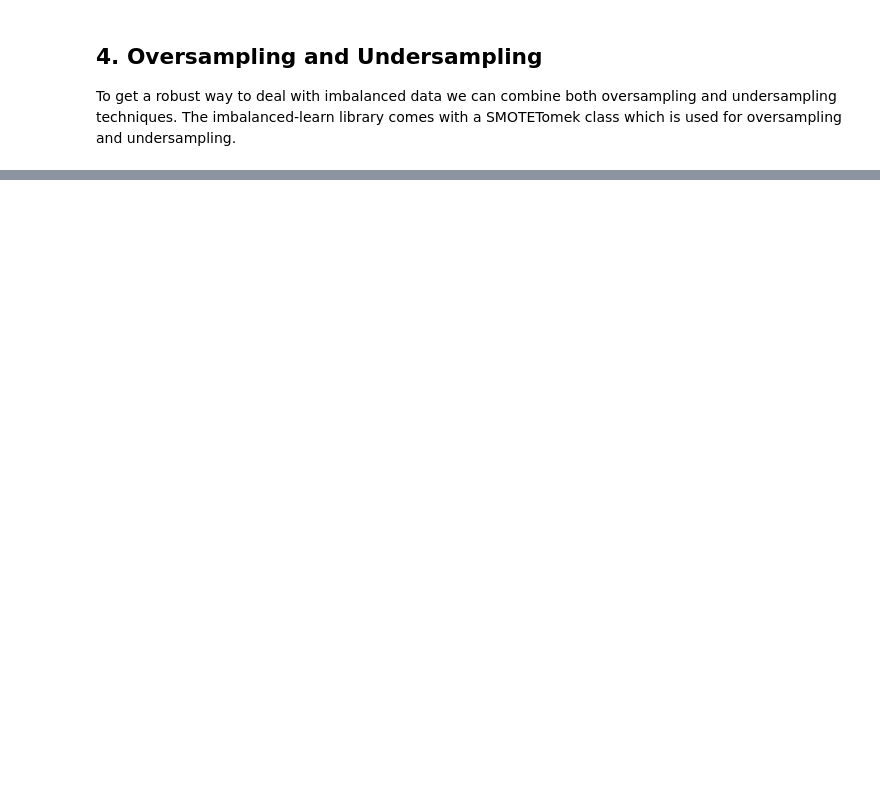
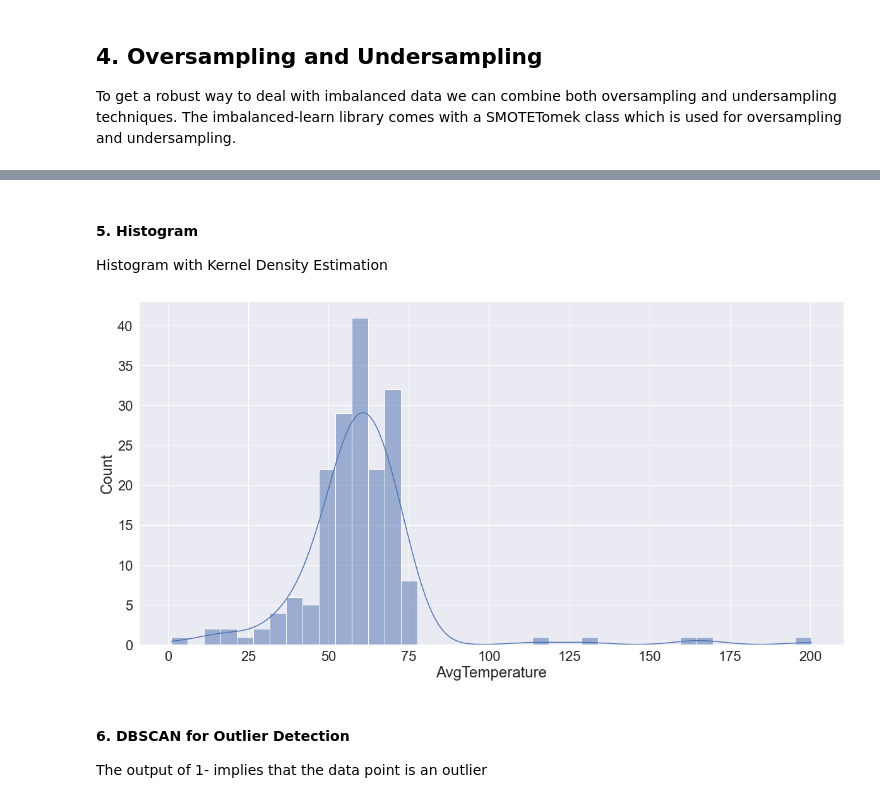
Before and after one commit to SammyOngaya/data2ml, a Jupyter notebook: data-pre-processing.ipynb, the cells around one changed output, grey strips where cells are left out. Drawn from its saved outputs; the diff is of its cells as text; code cells hidden in the pictures; blank space fills up the shorter version.

Commit message:
Added outlier detecion

```diff
--- a/data-pre-processing.ipynb
+++ b/data-pre-processing.ipynb
@@ -470,0 +553,16 @@ y_resampled.value_counts().plot(kind='bar',color=['skyblue','orange'])
+# %% [markdown]
+#### 5. Histogram
+Histogram with Kernel Density Estimation
+# %%
+plt.rcParams['axes.labelsize'] = 20
+sns.set(font_scale = 2)
+plt.rcParams['text.color'] = 'blue'
+plt.rcParams['font.size'] = 20
+
+sns.histplot(continental_temperature_df, x='AvgTemperature',kde=True)
+plt.show()
+# %% [output]
+[figure, added]
+# %% [markdown]
+#### 6. DBSCAN for Outlier Detection
+The output of 1- implies that the data point is an outlier
```
Also changed, not shown: parts of 29 cells of this notebook, 1 other file.
